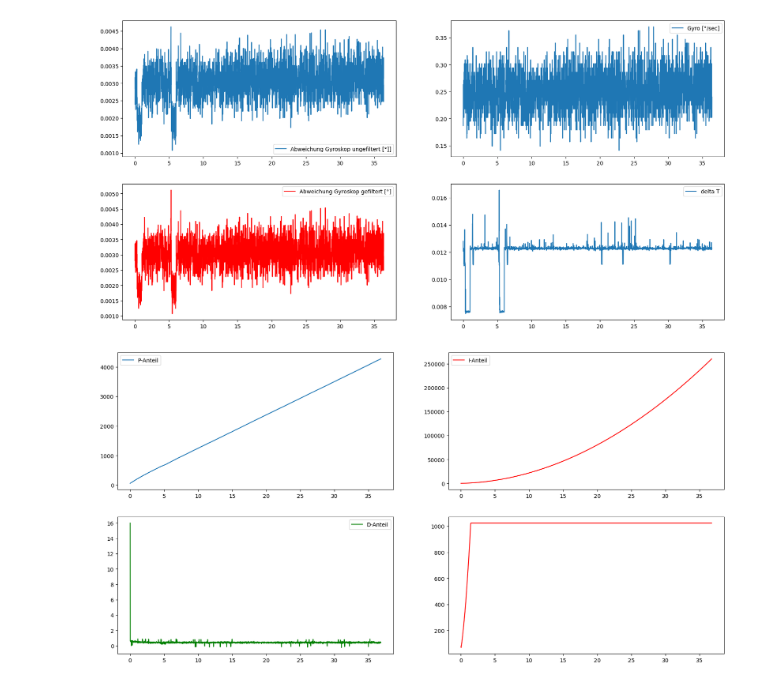
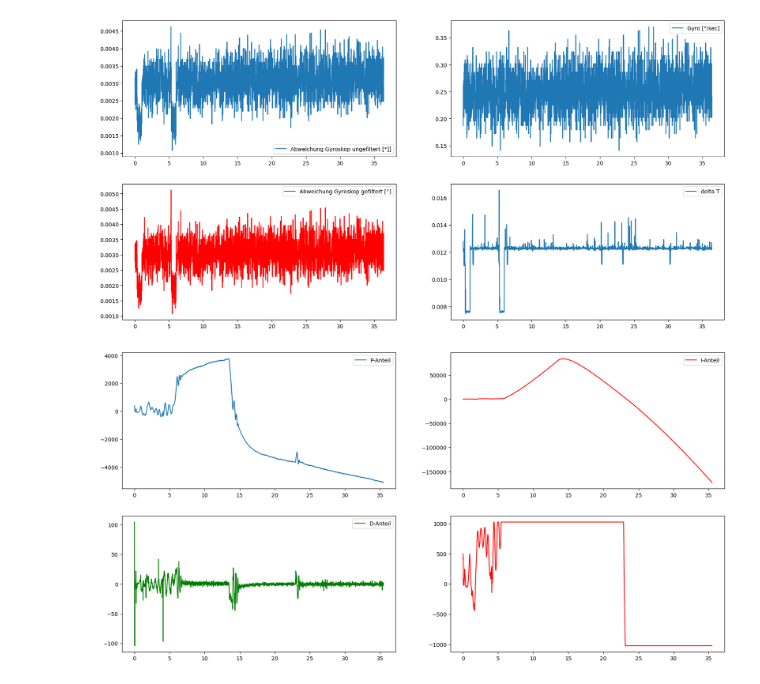
Before and after one commit to SteffenJ98/InvertedPendulum, a Jupyter notebook: Auswertung.ipynb, the cells around one changed output. Cells and saved outputs as stored; diff of their text form; code cells hidden in the pictures.

```diff
--- a/Auswertung.ipynb
+++ b/Auswertung.ipynb
@@ -50,17 +48,17 @@ plt.show()
 # %%
 
 plt.subplot(2,2,1)
-plt.plot(b[:,0],b[:,4],label="P-Anteil")
+plt.plot(logdata[:,0],logdata[:,4],label="P-Anteil")
 plt.legend()
 plt.subplot(2,2,2)
-plt.plot(b[:,0],b[:,5],label="I-Anteil",color="r")
+plt.plot(logdata[:,0],logdata[:,5],label="I-Anteil",color="r")
 #plt.ylim([0,1000])
 plt.legend()
 plt.subplot(2,2,3)
-plt.plot(b[:,0],b[:,6],label="D-Anteil",color="g")
+plt.plot(logdata[:,0],logdata[:,6],label="D-Anteil",color="g")
 plt.legend()
 plt.subplot(2,2,4)
-plt.plot(b[:,0],b[:,7],label="PID-Output",color="r")
+plt.plot(logdata[:,0],logdata[:,7],label="PID-Output",color="r")
 plt.show()
 # %% [output]
-[figure, old version]
+[figure, new version]
```
Also changed, not shown: parts of 1 cell of this notebook, 1 other file.
